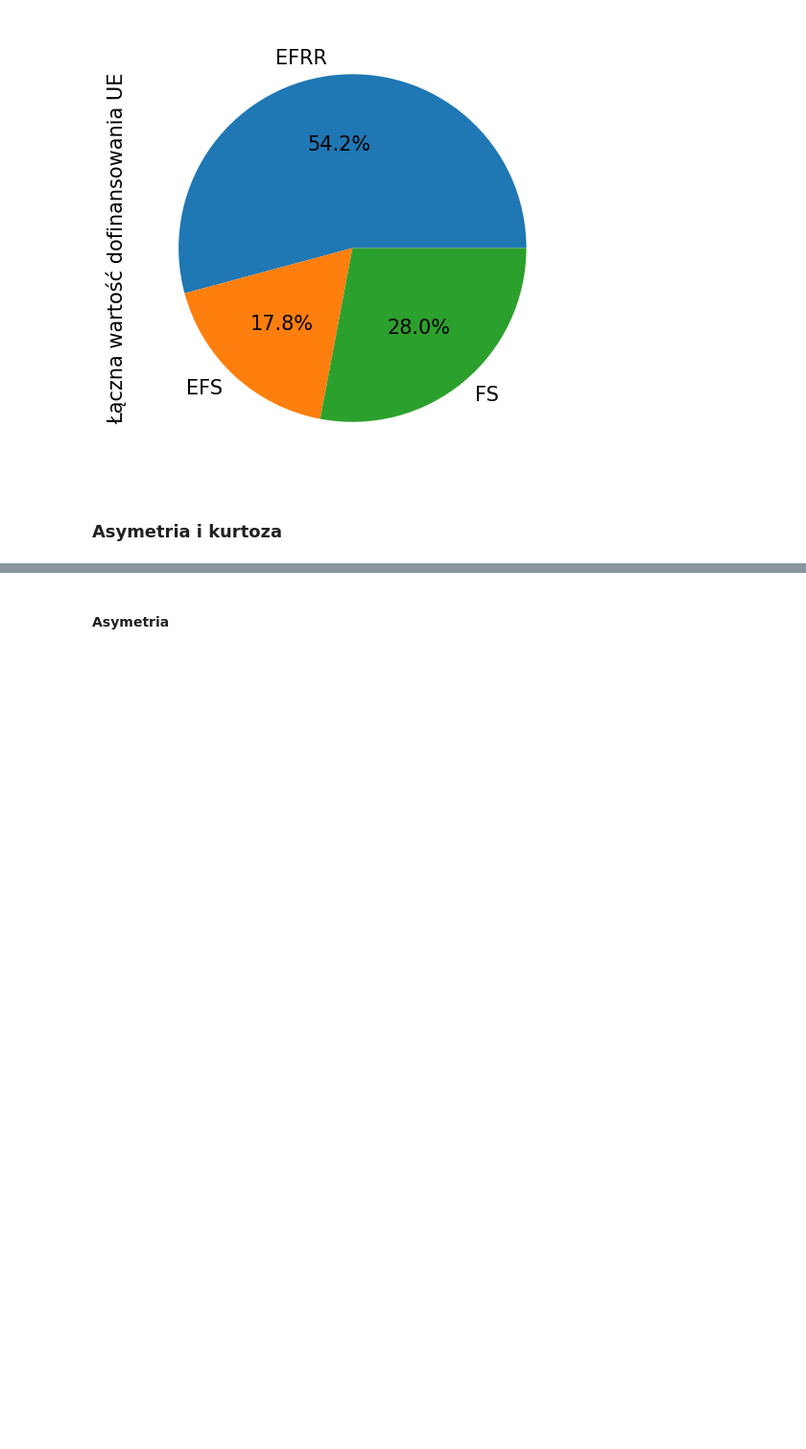
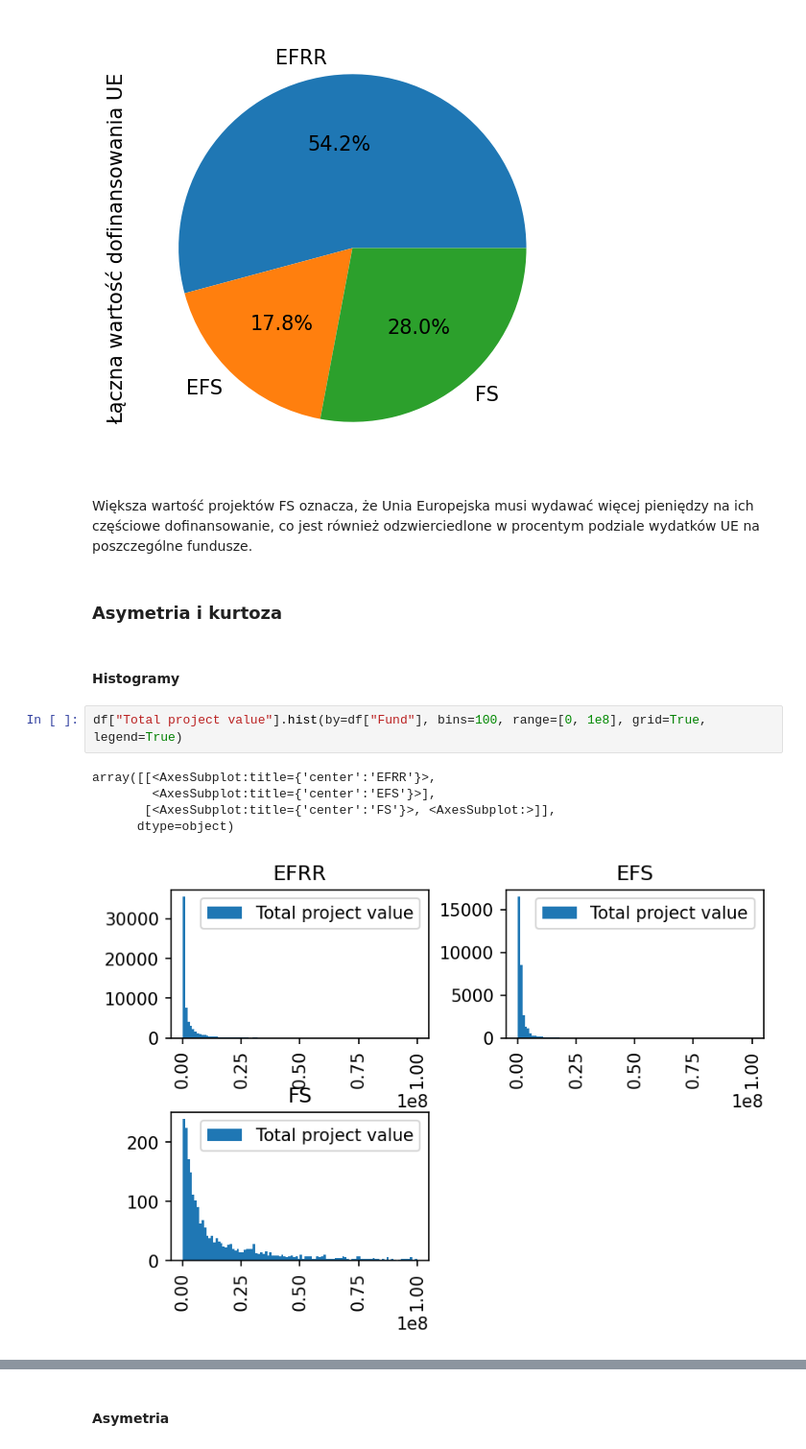
Before and after one commit to kamoshi/eu-cofinancing-jupyter, a Jupyter notebook: notebook.ipynb, the cells around one changed output, grey strips where cells are left out. Shown: that part at 96% size. Saved outputs shown, nothing was run; the diff lists cells and outputs as text; blank space fills up the shorter version.

```diff
--- a/notebook.ipynb
+++ b/notebook.ipynb
@@ -207,5 +205,17 @@ FS      9.441420e+10
 Name: Amount of EU co-financing, dtype: float64
 <AxesSubplot:ylabel='Łączna wartość dofinansowania UE'>
 [figure]
+# %% [markdown]
+Większa wartość projektów FS oznacza, że Unia Europejska musi wydawać więcej pieniędzy na ich częściowe dofinansowanie, co jest również odzwierciedlone w procentym podziale wydatków UE na poszczególne fundusze.
 # %% [markdown]
 ### Asymetria i kurtoza
+# %% [markdown]
+#### Histogramy
+# %%
+df["Total project value"].hist(by=df["Fund"], bins=100, range=[0, 1e8], grid=True, legend=True)
+# %% [output]
+array([[<AxesSubplot:title={'center':'EFRR'}>,
+        <AxesSubplot:title={'center':'EFS'}>],
+       [<AxesSubplot:title={'center':'FS'}>, <AxesSubplot:>]],
+      dtype=object)
+[figure, added]
```
Also changed, not shown: parts of 14 cells of this notebook.
